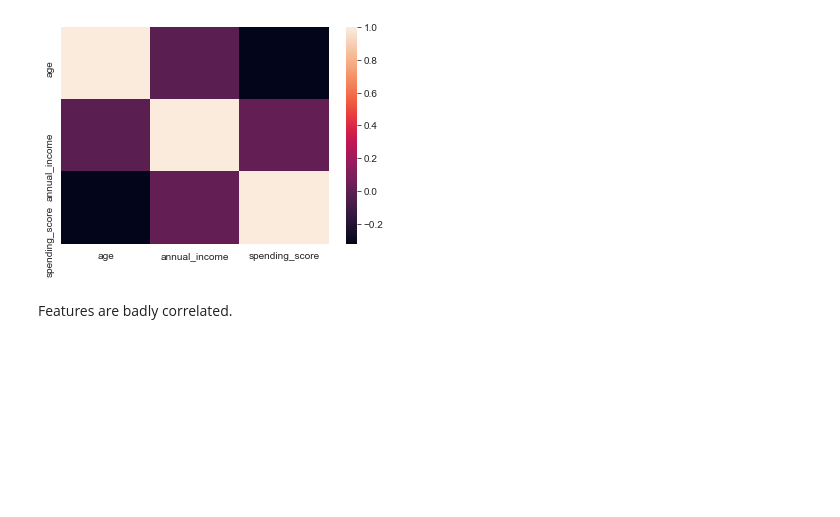
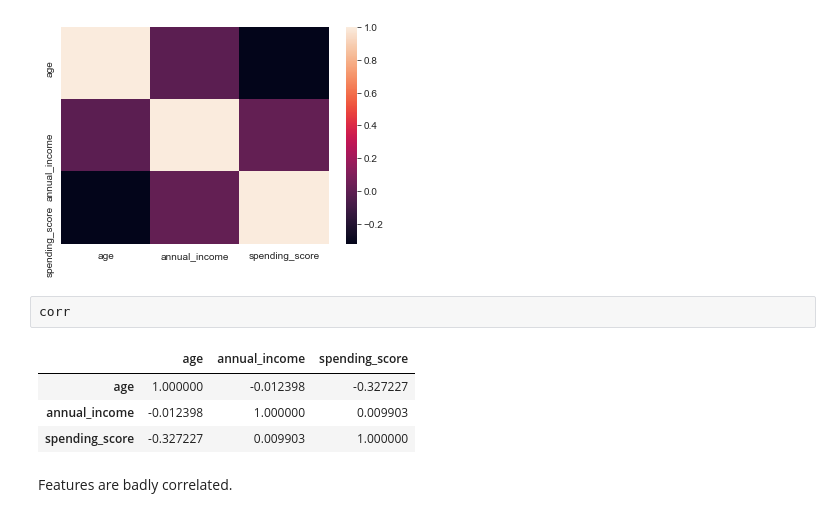
Before and after one commit to tolgarecep/mall-customers, a Jupyter notebook: mall-customers.ipynb, the cells around one changed output. Drawn from its saved outputs; the diff is of its cells as text; blank space fills up the shorter version.

```diff
--- a/mall-customers.ipynb
+++ b/mall-customers.ipynb
@@ -111,6 +111,13 @@ sns.heatmap(corr)
 # %% [output]
 <matplotlib.axes._subplots.AxesSubplot at 0x...>
 [figure]
+# %%
+corr
+# %% [output]
+|  | age | annual_income | spending_score |
+| age | 1.000000 | -0.012398 | -0.327227 |
+| annual_income | -0.012398 | 1.000000 | 0.009903 |
+| spending_score | -0.327227 | 0.009903 | 1.000000 |
 # %% [markdown]
 Features are badly correlated.
 # %% [markdown]
```
Also changed, not shown: parts of 1 cell of this notebook.
